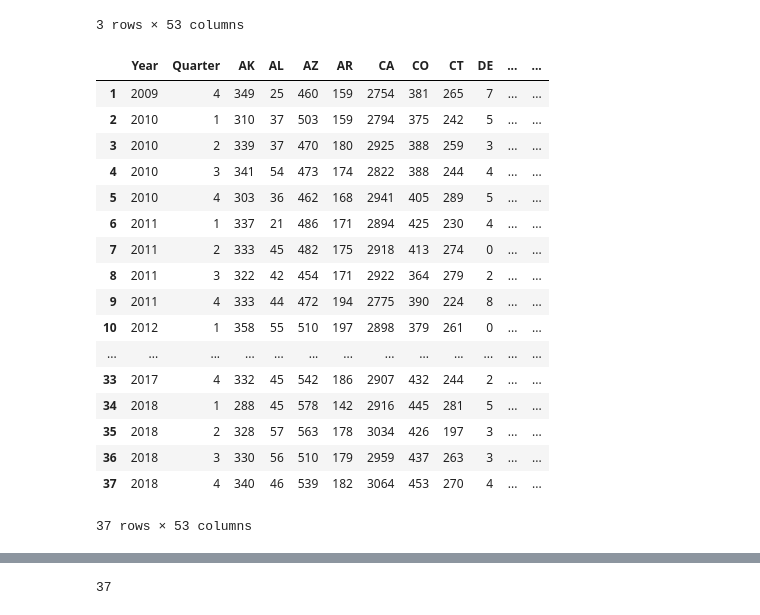
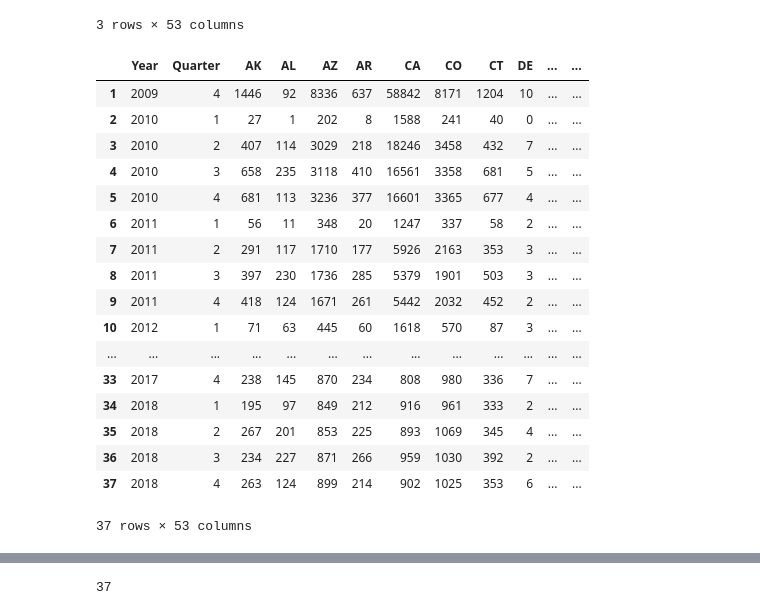
Before and after one commit to klepikhina/CSCI5352-AirTravelInfluenza, a Jupyter notebook: Code/deaths_histogram.ipynb, the cells around one changed output, grey strips where cells are left out. Saved outputs shown, nothing was run; the diff lists cells and outputs as text; code cells hidden in the pictures.

```diff
--- a/Code/deaths_histogram.ipynb
+++ b/Code/deaths_histogram.ipynb
@@ -92,24 +96,24 @@ deaths_travel_2['total_deaths'] = deaths_travel_2.drop(['Year', 'Quarter'], axis
-# %%
-deaths_travel_2
-# %% [output]
-|  | Year | Quarter | AK | AL | AZ | AR | CA | CO | CT | DE | ... | ... |
-| 1 | 2009 | 4 | 349 | 25 | 460 | 159 | 2754 | 381 | 265 | 7 | ... | ... |
-| 2 | 2010 | 1 | 310 | 37 | 503 | 159 | 2794 | 375 | 242 | 5 | ... | ... |
-| 3 | 2010 | 2 | 339 | 37 | 470 | 180 | 2925 | 388 | 259 | 3 | ... | ... |
-| 4 | 2010 | 3 | 341 | 54 | 473 | 174 | 2822 | 388 | 244 | 4 | ... | ... |
-| 5 | 2010 | 4 | 303 | 36 | 462 | 168 | 2941 | 405 | 289 | 5 | ... | ... |
-| 6 | 2011 | 1 | 337 | 21 | 486 | 171 | 2894 | 425 | 230 | 4 | ... | ... |
-| 7 | 2011 | 2 | 333 | 45 | 482 | 175 | 2918 | 413 | 274 | 0 | ... | ... |
-| 8 | 2011 | 3 | 322 | 42 | 454 | 171 | 2922 | 364 | 279 | 2 | ... | ... |
-| 9 | 2011 | 4 | 333 | 44 | 472 | 194 | 2775 | 390 | 224 | 8 | ... | ... |
-| 10 | 2012 | 1 | 358 | 55 | 510 | 197 | 2898 | 379 | 261 | 0 | ... | ... |
-| ... | ... | ... | ... | ... | ... | ... | ... | ... | ... | ... | ... | ... |
-| 33 | 2017 | 4 | 332 | 45 | 542 | 186 | 2907 | 432 | 244 | 2 | ... | ... |
-| 34 | 2018 | 1 | 288 | 45 | 578 | 142 | 2916 | 445 | 281 | 5 | ... | ... |
-| 35 | 2018 | 2 | 328 | 57 | 563 | 178 | 3034 | 426 | 197 | 3 | ... | ... |
-| 36 | 2018 | 3 | 330 | 56 | 510 | 179 | 2959 | 437 | 263 | 3 | ... | ... |
-| 37 | 2018 | 4 | 340 | 46 | 539 | 182 | 3064 | 453 | 270 | 4 | ... | ... |
-37 rows × 53 columns
+# %%
+deaths_travel_3
+# %% [output]
+|  | Year | Quarter | AK | AL | AZ | AR | CA | CO | CT | DE | ... | ... |
+| 1 | 2009 | 4 | 1446 | 92 | 8336 | 637 | 58842 | 8171 | 1204 | 10 | ... | ... |
+| 2 | 2010 | 1 | 27 | 1 | 202 | 8 | 1588 | 241 | 40 | 0 | ... | ... |
+| 3 | 2010 | 2 | 407 | 114 | 3029 | 218 | 18246 | 3458 | 432 | 7 | ... | ... |
+| 4 | 2010 | 3 | 658 | 235 | 3118 | 410 | 16561 | 3358 | 681 | 5 | ... | ... |
+| 5 | 2010 | 4 | 681 | 113 | 3236 | 377 | 16601 | 3365 | 677 | 4 | ... | ... |
+| 6 | 2011 | 1 | 56 | 11 | 348 | 20 | 1247 | 337 | 58 | 2 | ... | ... |
+| 7 | 2011 | 2 | 291 | 117 | 1710 | 177 | 5926 | 2163 | 353 | 3 | ... | ... |
+| 8 | 2011 | 3 | 397 | 230 | 1736 | 285 | 5379 | 1901 | 503 | 3 | ... | ... |
+| 9 | 2011 | 4 | 418 | 124 | 1671 | 261 | 5442 | 2032 | 452 | 2 | ... | ... |
+| 10 | 2012 | 1 | 71 | 63 | 445 | 60 | 1618 | 570 | 87 | 3 | ... | ... |
+| ... | ... | ... | ... | ... | ... | ... | ... | ... | ... | ... | ... | ... |
+| 33 | 2017 | 4 | 238 | 145 | 870 | 234 | 808 | 980 | 336 | 7 | ... | ... |
+| 34 | 2018 | 1 | 195 | 97 | 849 | 212 | 916 | 961 | 333 | 2 | ... | ... |
+| 35 | 2018 | 2 | 267 | 201 | 853 | 225 | 893 | 1069 | 345 | 4 | ... | ... |
+| 36 | 2018 | 3 | 234 | 227 | 871 | 266 | 959 | 1030 | 392 | 2 | ... | ... |
+| 37 | 2018 | 4 | 263 | 124 | 899 | 214 | 902 | 1025 | 353 | 6 | ... | ... |
+37 rows × 53 columns
 # %%
 plt.figure(figsize=[20,16])
 ind = np.arange(37)
```
Also changed, not shown: parts of 8 cells of this notebook, 5 other files.
